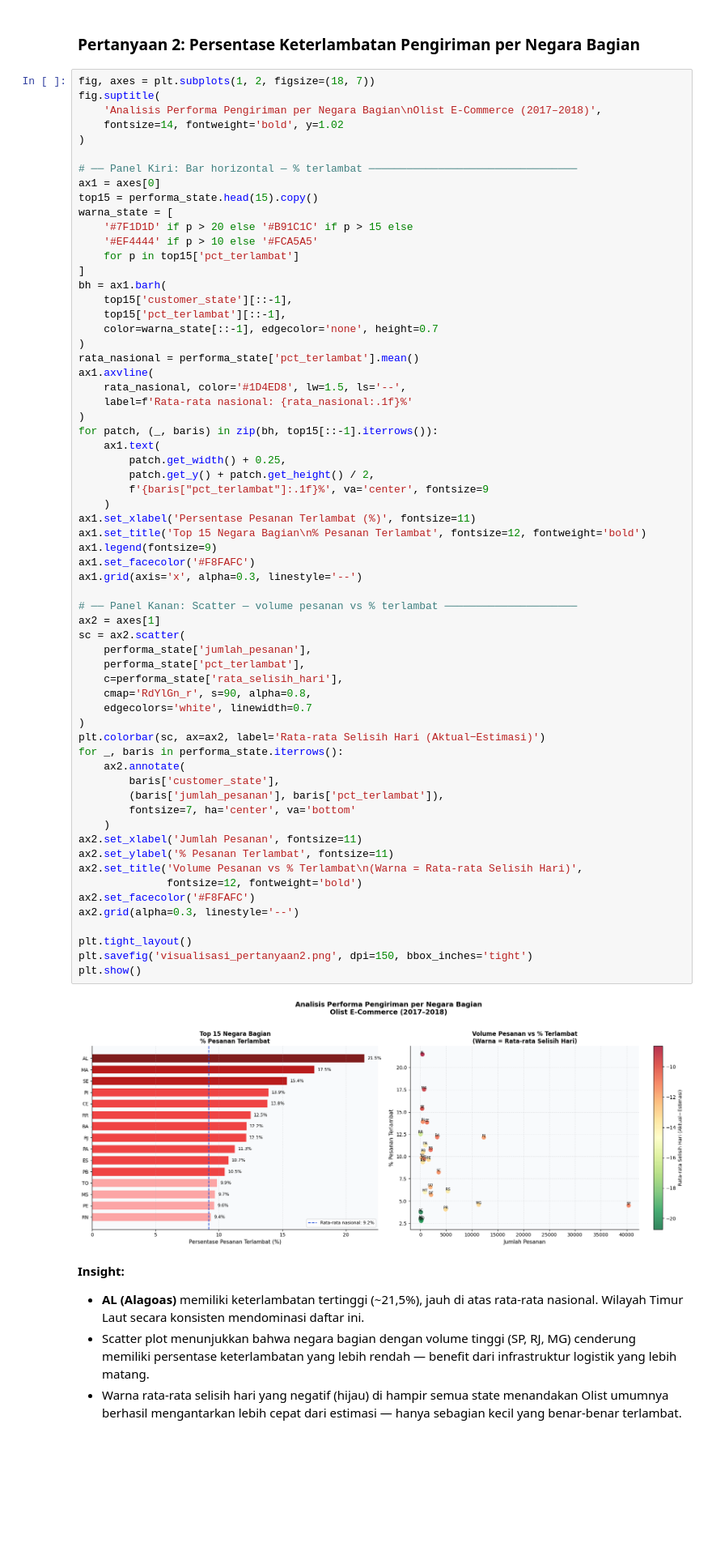
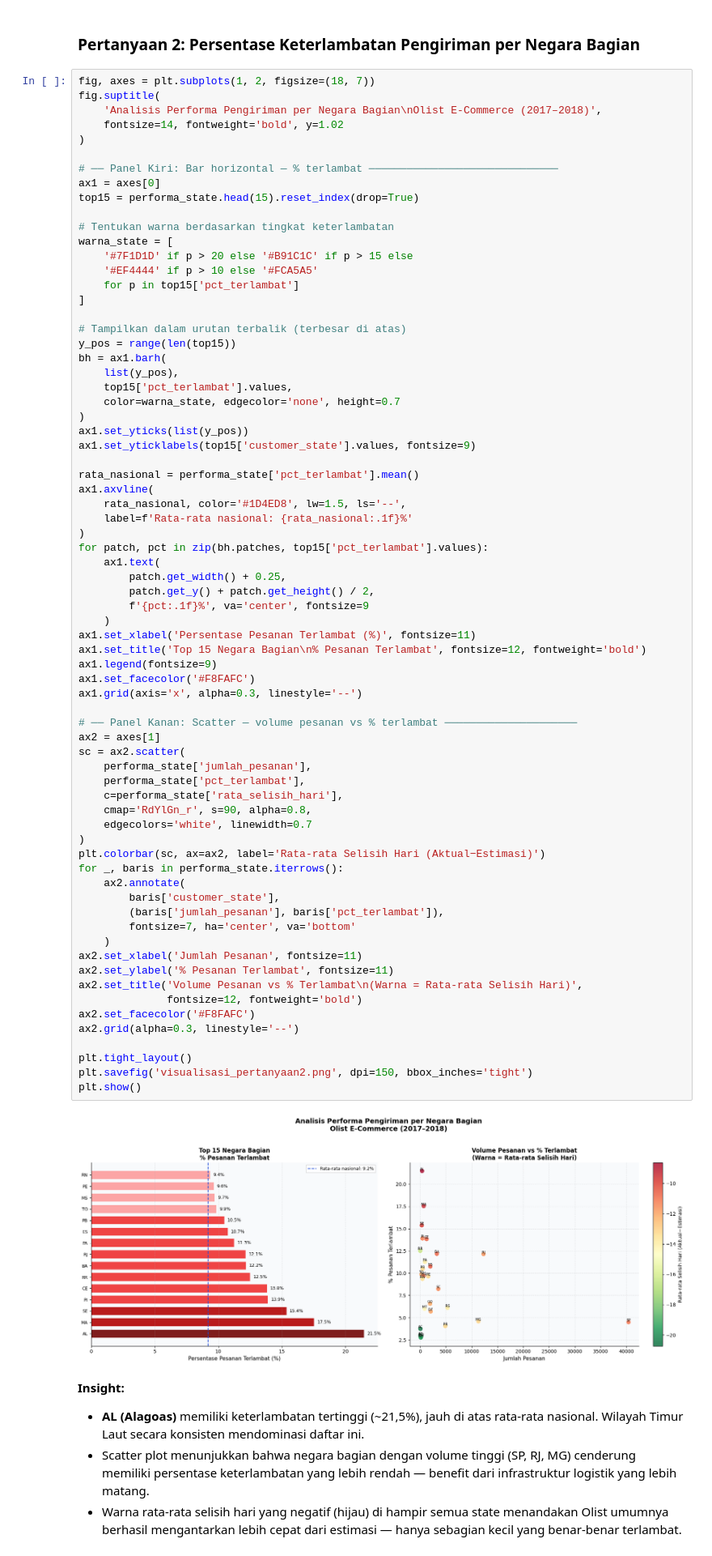
Before and after one commit to ersonwijaya/submission-ecommerce-olist, a Jupyter notebook: notebook.ipynb, the cells around one changed output. Shown at 81% size. Cells and saved outputs as stored; diff of their text form; blank space fills up the shorter version.

Commit message:
Hapus fungsi geolocation, perbaikan visual

```diff
--- a/notebook.ipynb
+++ b/notebook.ipynb
@@ -761,29 +764,37 @@ fig.suptitle(
     fontsize=14, fontweight='bold', y=1.02
 )
 
-# ── Panel Kiri: Bar horizontal — % terlambat ─────────────────────────────────
+# ── Panel Kiri: Bar horizontal — % terlambat ──────────────────────────────
 ax1 = axes[0]
-top15 = performa_state.head(15).copy()
+top15 = performa_state.head(15).reset_index(drop=True)
+
+# Tentukan warna berdasarkan tingkat keterlambatan
 warna_state = [
     '#7F1D1D' if p > 20 else '#B91C1C' if p > 15 else
     '#EF4444' if p > 10 else '#FCA5A5'
     for p in top15['pct_terlambat']
 ]
+
+# Tampilkan dalam urutan terbalik (terbesar di atas)
+y_pos = range(len(top15))
 bh = ax1.barh(
-    top15['customer_state'][::-1],
-    top15['pct_terlambat'][::-1],
-    color=warna_state[::-1], edgecolor='none', height=0.7
+    list(y_pos),
+    top15['pct_terlambat'].values,
+    color=warna_state, edgecolor='none', height=0.7
 )
+ax1.set_yticks(list(y_pos))
+ax1.set_yticklabels(top15['customer_state'].values, fontsize=9)
+
 rata_nasional = performa_state['pct_terlambat'].mean()
 ax1.axvline(
     rata_nasional, color='#1D4ED8', lw=1.5, ls='--',
     label=f'Rata-rata nasional: {rata_nasional:.1f}%'
 )
-for patch, (_, baris) in zip(bh, top15[::-1].iterrows()):
+for patch, pct in zip(bh.patches, top15['pct_terlambat'].values):
     ax1.text(
         patch.get_width() + 0.25,
         patch.get_y() + patch.get_height() / 2,
-        f'{baris["pct_terlambat"]:.1f}%', va='center', fontsize=9
+        f'{pct:.1f}%', va='center', fontsize=9
     )
 ax1.set_xlabel('Persentase Pesanan Terlambat (%)', fontsize=11)
 ax1.set_title('Top 15 Negara Bagian\n% Pesanan Terlambat', fontsize=12, fontweight='bold')
@@ -791,34 +802,34 @@ ax1.legend(fontsize=9)
 ax1.set_facecolor('#F8FAFC')
 ax1.grid(axis='x', alpha=0.3, linestyle='--')
 
 # ── Panel Kanan: Scatter — volume pesanan vs % terlambat ─────────────────────
 ax2 = axes[1]
 sc = ax2.scatter(
     performa_state['jumlah_pesanan'],
     performa_state['pct_terlambat'],
     c=performa_state['rata_selisih_hari'],
     cmap='RdYlGn_r', s=90, alpha=0.8,
     edgecolors='white', linewidth=0.7
 )
 plt.colorbar(sc, ax=ax2, label='Rata-rata Selisih Hari (Aktual−Estimasi)')
 for _, baris in performa_state.iterrows():
     ax2.annotate(
         baris['customer_state'],
         (baris['jumlah_pesanan'], baris['pct_terlambat']),
         fontsize=7, ha='center', va='bottom'
     )
 ax2.set_xlabel('Jumlah Pesanan', fontsize=11)
 ax2.set_ylabel('% Pesanan Terlambat', fontsize=11)
 ax2.set_title('Volume Pesanan vs % Terlambat\n(Warna = Rata-rata Selisih Hari)',
               fontsize=12, fontweight='bold')
 ax2.set_facecolor('#F8FAFC')
 ax2.grid(alpha=0.3, linestyle='--')
 
 plt.tight_layout()
 plt.savefig('visualisasi_pertanyaan2.png', dpi=150, bbox_inches='tight')
 plt.show()
 # %% [output]
-[figure, old version]
+[figure, new version]
 # %% [markdown]
 **Insight:**
 - **AL (Alagoas)** memiliki keterlambatan tertinggi (~21,5%), jauh di atas rata-rata nasional. Wilayah Timur Laut secara konsisten mendominasi daftar ini.
```
Also changed, not shown: parts of 3 cells of this notebook.
